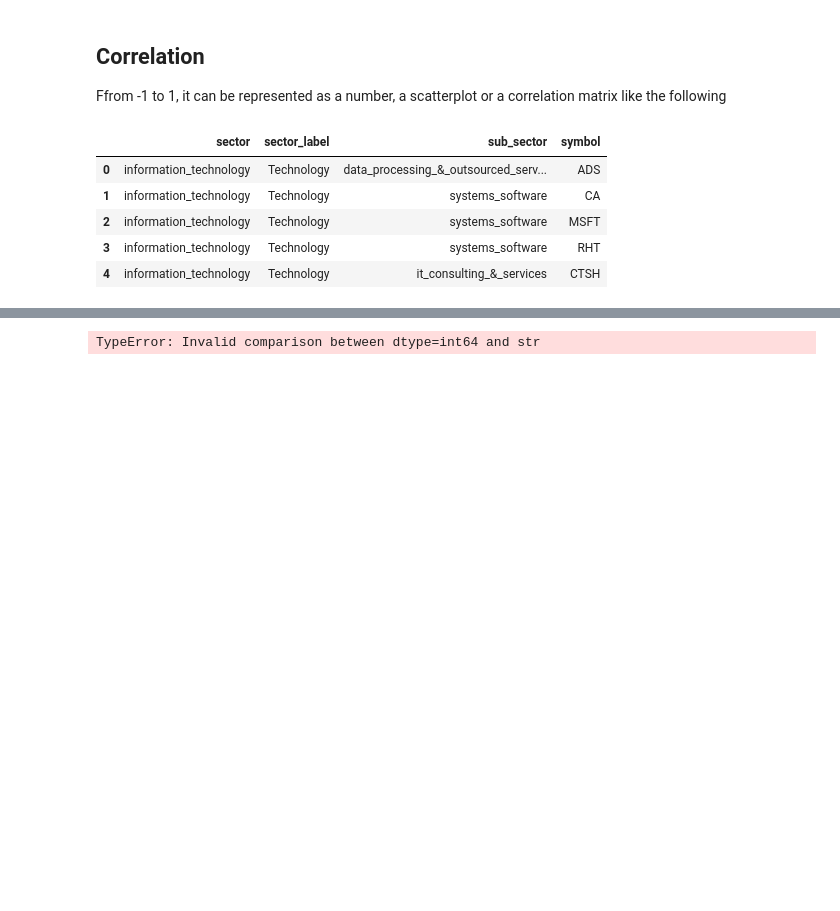
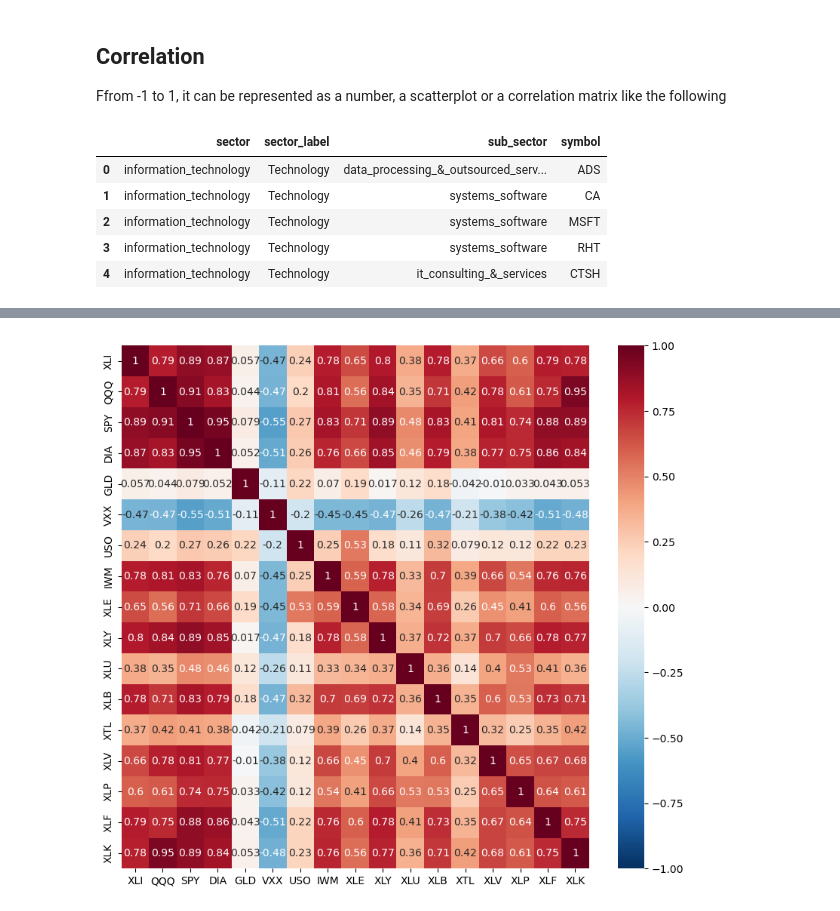
Before and after one commit to dnewbie25/PracticaL-Statistics-with-Python, a Jupyter notebook: CH1_EDA/mean_median.ipynb, the cells around one changed output, grey strips where cells are left out. Drawn from its saved outputs; the diff is of its cells as text; code cells hidden in the pictures; blank space fills up the shorter version.

```diff
--- a/CH1_EDA/mean_median.ipynb
+++ b/CH1_EDA/mean_median.ipynb
@@ -130,7 +132,7 @@ Text(0, 0.5, 'Count')
 
 Ffrom -1 to 1, it can be represented as a number, a scatterplot or a correlation matrix like the following
 # %%
-sp500 = pd.read_csv("sp500_data.csv.gz", compression="gzip")
+sp500 = pd.read_csv("sp500_data.csv.gz", compression="gzip",index_col="Unnamed: 0")
 sp500_sectors = pd.read_csv("sp500_sectors.csv")
 sp500_sectors.head()
 # %% [output]
@@ -143,7 +161,9 @@ sp500_sectors.head()
 # %%
 sp500_heatmap = sp500.loc[sp500.index>'2012-07-01',
                           sp500_sectors[sp500_sectors['sector']=='etf']['symbol']]
-import seaborn as sns
-sns.heatmap(sp500_heatmap.corr(),vmin=-1,vmax=1,cmap=sns.divering_palette(20,220,as_cmap=True))
+
+plt.figure(figsize=(10,9))
+sns.heatmap(sp500_heatmap.corr(),vmin=-1,vmax=1,cmap='RdBu_r', annot=True)
+plt.show()
 # %% [output]
-TypeError: Invalid comparison between dtype=int64 and str
+[figure, added]
```
Also changed, not shown: parts of 6 cells of this notebook, 1 other file.
